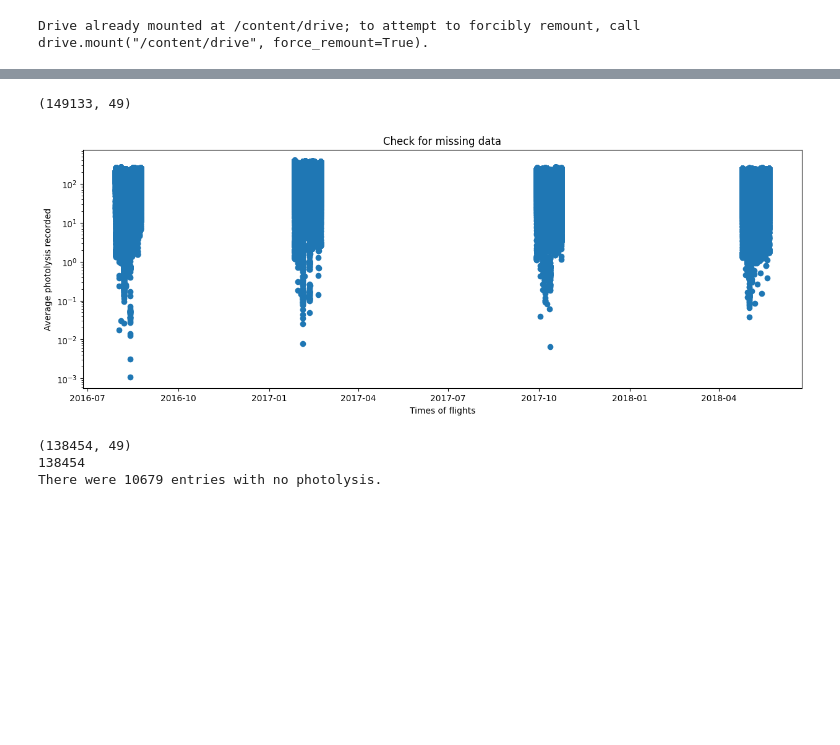
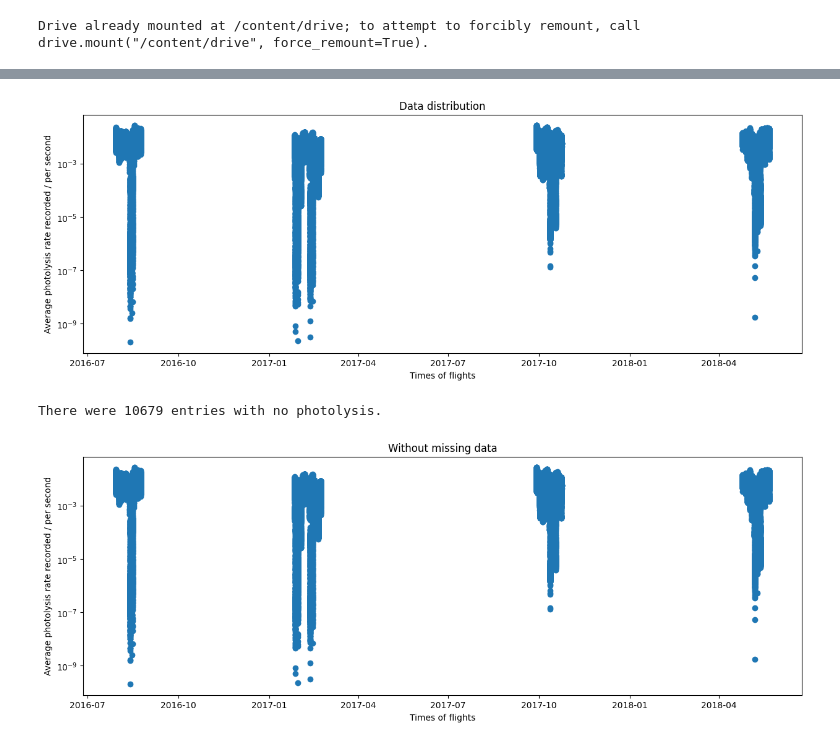
Before and after one commit to Centre-for-Atmospheric-Science-Cam-Chem/Sophies_UKCA_scripts, a Jupyter notebook: ATom_J_data.ipynb, the cells around one changed output, grey strips where cells are left out. Cells and saved outputs as stored; diff of their text form; code cells hidden in the pictures; blank space fills up the shorter version.

```diff
--- a/ATom_J_data.ipynb
+++ b/ATom_J_data.ipynb
@@ -70,39 +68,47 @@ all_data.to_csv(out_path)
 # %%
 def scatter(title, x, y, xlabel, ylabel, scale):
   plt.figure(figsize=(15, 5))
   plt.yscale(scale)
   plt.scatter(x, y)
   plt.title(title)
   plt.xlabel(xlabel)
   plt.ylabel(ylabel)
   plt.show()
 
+# Separate spatial info from data for easier processing.
+space_data = all_data.iloc[0, 0:3]
+j_data = all_data.iloc[:, 4:-1]
+
 # Show where there are no photolysis data.
-title = 'Check for missing data'
+title = 'Data distribution'
 xlabel = 'Times of flights'
-ylabel = 'Average photolysis recorded'
+ylabel = 'Average photolysis rate recorded / per second'
 
 x = all_data.index
-y = all_data.mean(axis=1)
-#scatter(title, x, y, xlabel, ylabel)
-print(all_data.shape)
+y = j_data.mean(axis=1)
+scatter(title, x, y, xlabel, ylabel, 'log')
+#print(all_data.shape)
 
 # Remove entries with no photolysis data but keep entries with some recorded and some missing.
 no_empty_data = all_data.dropna(axis='rows', thresh=4)
-x = no_empty_data.index
-y = no_empty_data.mean(axis=1)
-scatter(title, x, y, xlabel, ylabel, 'log')
-print(no_empty_data.shape)
-print(len(no_empty_data.index))
+
+#print(no_empty_data.shape)
+#print(len(no_empty_data.index))
 
 num_empties = len(all_data.index) - len(no_empty_data.index)
 print("There were {} entries with no photolysis.".format(num_empties))
+
+space_data = no_empty_data.iloc[0, 0:3]
+j_data = no_empty_data.iloc[:, 4:-1]
+
+title = 'Without missing data'
+x = no_empty_data.index
+y = j_data.mean(axis=1)
+scatter(title, x, y, xlabel, ylabel, 'log')
 # %% [output]
+[figure, new version]
-(149133, 49)
+There were 10679 entries with no photolysis.
-[figure, old version]
-(138454, 49)
-138454
-There were 10679 entries with no photolysis.
+[figure, added]
 # %%
 # Remove empty entries from csv.
 out_path = folder_path + '/photolysis_data.csv'
```
Also changed, not shown: parts of 4 cells of this notebook, 2 other files.
